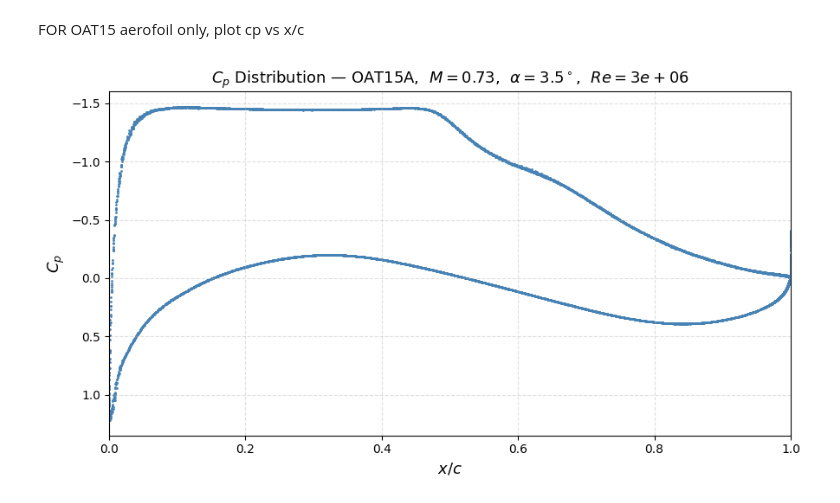
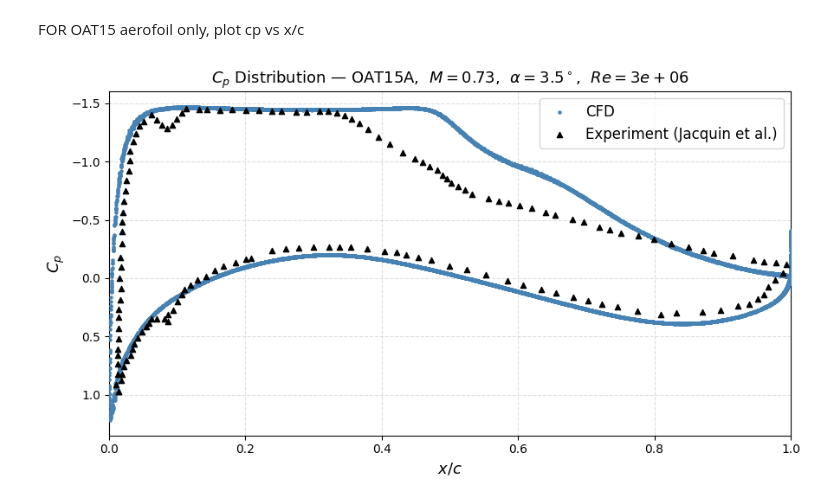
Before and after one commit to AFFONG/flux_jacobian, a Jupyter notebook: notebooks/cfd_post/cfd_post.ipynb, the cells around one changed output. Saved outputs shown, nothing was run; the diff lists cells and outputs as text; code cells hidden in the pictures.

```diff
--- a/notebooks/cfd_post/cfd_post.ipynb
+++ b/notebooks/cfd_post/cfd_post.ipynb
@@ -244,32 +243,42 @@ rho_inf = P_inf / (R_gas * T_inf)
 v_inf   = MACH * np.sqrt(gamma * R_gas * T_inf)
 q_inf   = 0.5 * rho_inf * v_inf**2   # dynamic pressure for Cp
 
 wall_flag = 1
 
 # ── Extract Cp ──────────────────────────────────────────────────────────────
 side_coords, side_nodes, _ = pltfile.extract_surface(flag=wall_flag)
 surface_p = rstfile.p[side_nodes]
 surface_x = side_coords[:, 0]
 
 cp = (surface_p - P_inf) / q_inf
 xc = surface_x / c
 
+
+# ── Load experimental data ───────────────────────────────────────────────────
+exp_file = "/home/ahf25/git/flux_jacobian/data/cfd_exp_data/OAT15/jacquin_M0.73_A35.csv"   # adjust path
+exp_data = np.loadtxt(exp_file, delimiter=',', skiprows=1)
+xc_exp = exp_data[:, 0]
+cp_exp = exp_data[:, 1]
+
 # ── Plot ─────────────────────────────────────────────────────────────────────
 fig, ax = plt.subplots(figsize=(9, 5))
 
-ax.scatter(xc, cp, s=1, color='steelblue')
+ax.scatter(xc, cp, s=5, color='steelblue', label='CFD', zorder=3)
+ax.scatter(xc_exp, cp_exp, s=20, color='black', marker='^',
+           label='Experiment (Jacquin et al.)', zorder=4)
 
 ax.invert_yaxis()
 ax.set_xlim(0, 1)
 ax.set_xlabel(r'$x/c$', fontsize=13)
 ax.set_ylabel(r'$C_p$', fontsize=13)
 ax.set_title(
     rf'$C_p$ Distribution — OAT15A,  $M={MACH}$,  '
     rf'$\alpha={AoA}^\circ$,  $Re={RE:.0e}$',
     fontsize=13)
+ax.legend(fontsize=12)
 ax.grid(True, linestyle='--', alpha=0.4)
 plt.tight_layout()
 plt.savefig(f"cp_xc_OAT15A_M{MACH}_AoA{AoA}.png", dpi=150)
 plt.show()
 # %% [output]
-[figure, old version]
+[figure, new version]
```
Also changed, not shown: parts of 3 cells of this notebook, 2 other files.
